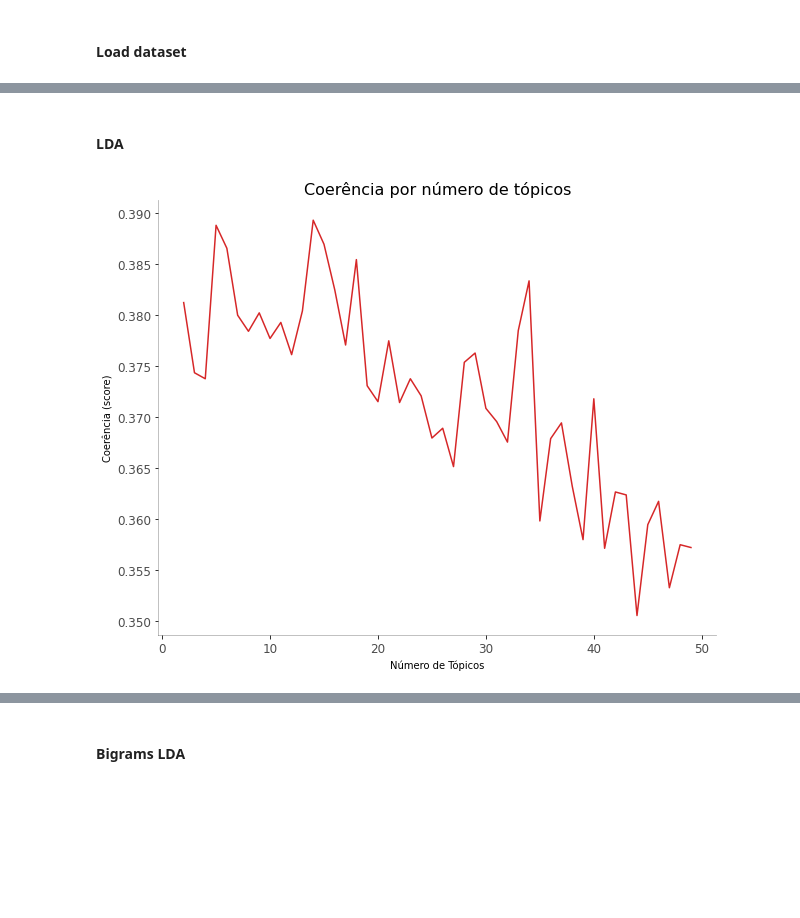
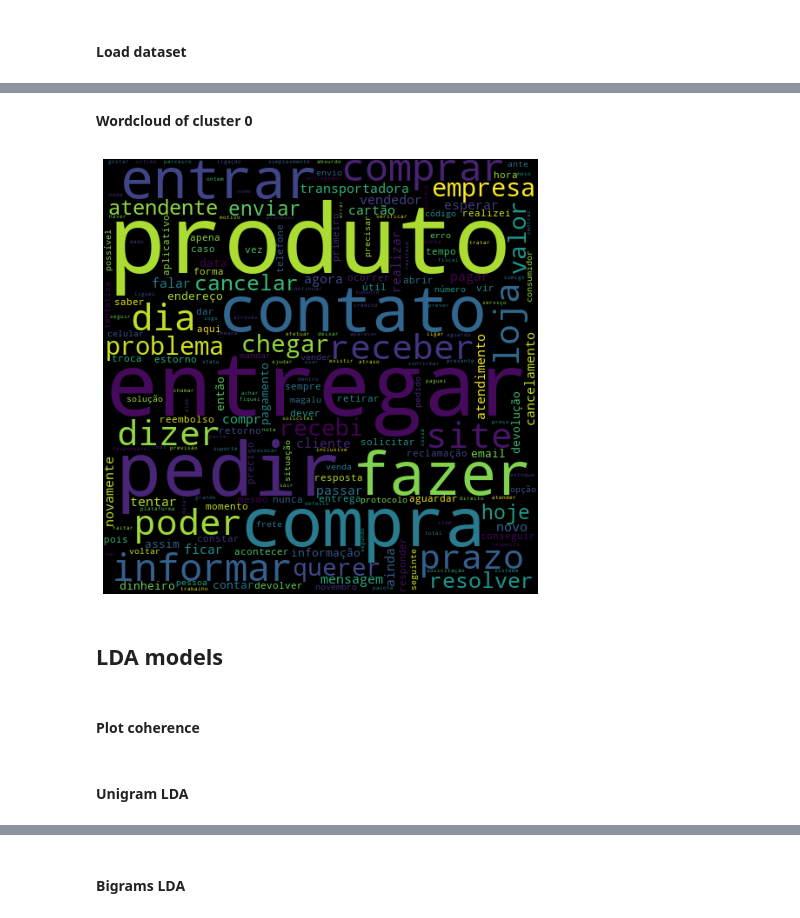
Before and after one commit to mathewsrc/Topic-Modeling-Reclame-Aqui, a Jupyter notebook: Topic_Modeling_Reclame_Aqui_with_LDA.ipynb, the cells around one changed output, grey strips where cells are left out. Cells and saved outputs as stored; diff of their text form; code cells hidden in the pictures; blank space fills up the shorter version.

```diff
--- a/Topic_Modeling_Reclame_Aqui_with_LDA.ipynb
+++ b/Topic_Modeling_Reclame_Aqui_with_LDA.ipynb
@@ -157,2 +192,17 @@ plt.show()
+# %% [markdown]
+**Wordcloud of cluster 0**
+# %%
+wordcloud = WordCloud(width = 500, height = 500,
+                      collocations = False,
+                      colormap='viridis',
+                      random_state=20).generate_from_text(' '.join(cluster_0['texts']))
+plt.figure(figsize=(6,6))
+plt.imshow(wordcloud)
+plt.axis("off")
+plt.show()
+# %% [output]
+[figure, added]
 # %% [markdown]
-#### **LDA**
+## **LDA models**
+# %% [markdown]
+#### **Plot coherence**
@@ -159 +227,3 @@ plt.show()
+# %% [markdown]
+#### **Unigram LDA**
 # %%
@@ -185,27 +260,0 @@ scores = [score for n in topics for _, score in [get_coherence_score(df.document
-# %%
-# create the plot
-plt.figure(figsize=[10, 8])
-plt.plot(topics, scores, color='tab:red')
-
-# add labels to the axes
-plt.xlabel('Número de Tópicos')
-plt.ylabel('Coerência (score)')
-
-# decoration
-plt.xticks(fontsize=12, horizontalalignment='center', alpha=.7)
-plt.yticks(fontsize=12, alpha=.7)
-plt.title("Coerência por número de tópicos", fontsize=16)
-
-# remove borders
-plt.gca().spines["top"].set_alpha(0.0)
-plt.gca().spines["bottom"].set_alpha(0.3)
-plt.gca().spines["right"].set_alpha(0.0)
-plt.gca().spines["left"].set_alpha(0.3)
-
-# save plot
-plt.savefig(os.path.join(LDA_RESULTS_DIR, f'coherence_by_topics_{NUMBER_OF_TOPICS}_{DATASET_VERSION}.png'))
-
-# show the plot
-plt.show()
-# %% [output]
-[figure, removed]
```
Also changed, not shown: parts of 41 cells of this notebook.
